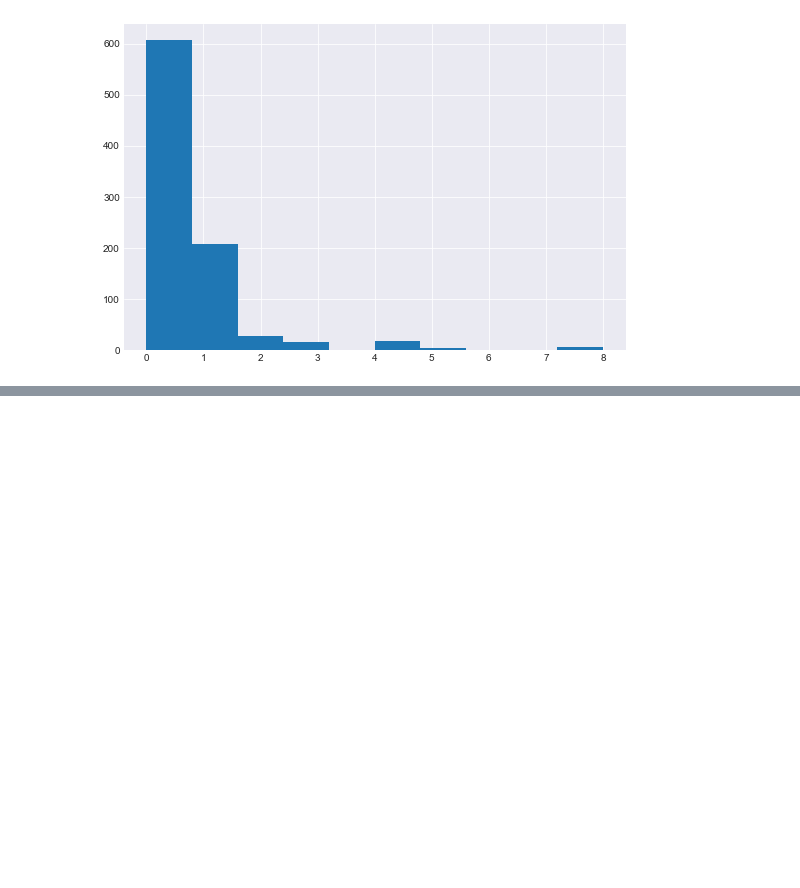
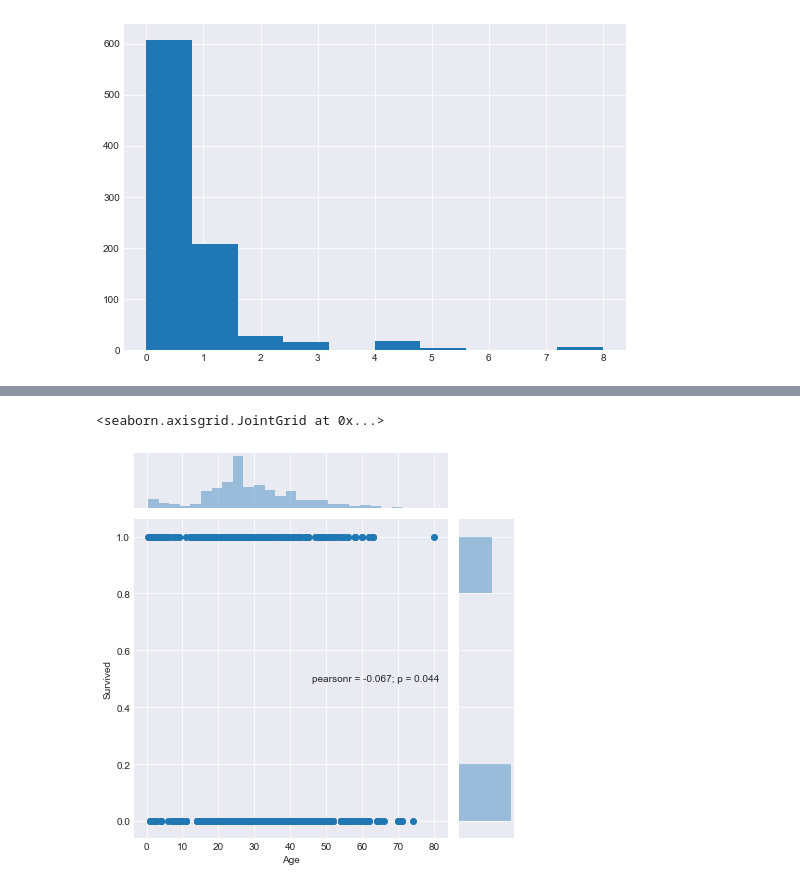
Before and after one commit to vikramsjn/Investigate-Titanic-Dataset, a Jupyter notebook: Analysis of Titanic Dataset.ipynb, the cells around one changed output, grey strips where cells are left out. Saved outputs shown, nothing was run; the diff lists cells and outputs as text; code cells hidden in the pictures; blank space fills up the shorter version.

```diff
--- a/Analysis of Titanic Dataset.ipynb
+++ b/Analysis of Titanic Dataset.ipynb
@@ -705,0 +731,5 @@ titanic_df.SibSp.hist()
+# %%
+sns.jointplot(titanic_df.Age, titanic_df.Survived)
+# %% [output]
+<seaborn.axisgrid.JointGrid at 0x...>
+[figure, added]
```
Also changed, not shown: parts of 8 cells of this notebook.
